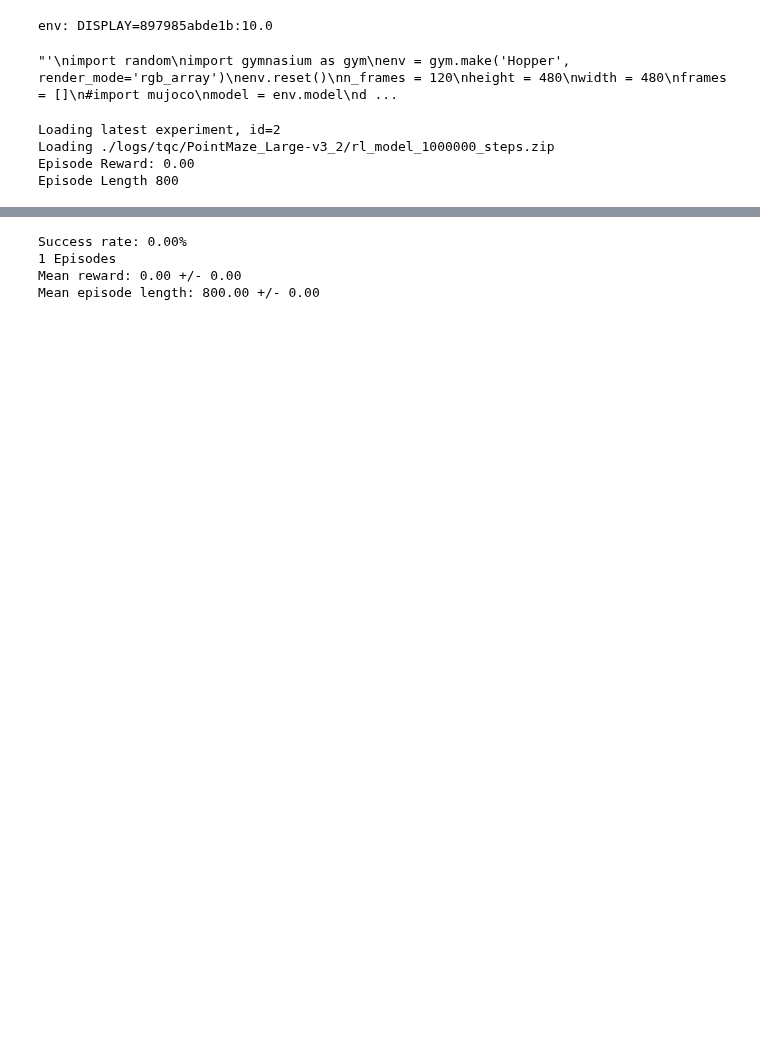
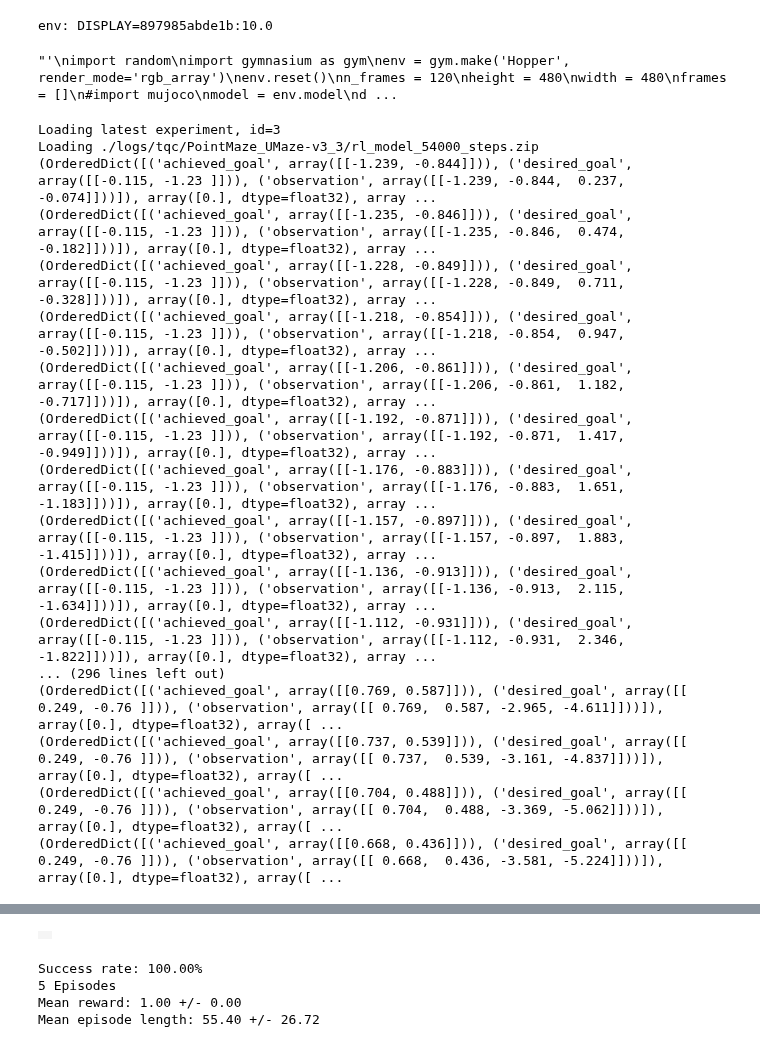
Before and after one commit to jesn1219/rl_zoo_jesnk, a Jupyter notebook: enjoy.ipynb, the cells around one changed output, grey strips where cells are left out. Drawn from its saved outputs; the diff is of its cells as text; code cells hidden in the pictures; blank space fills up the shorter version.

Commit message:
PointMaze hyperparams initialized

```diff
--- a/enjoy.ipynb
+++ b/enjoy.ipynb
@@ -171,6 +171,7 @@ def enjoy(args) -> None:  # noqa: C901
                 episode_start=episode_start,
                 deterministic=deterministic,
             )
+
             obs, reward, done, infos = env.step(action)
 
             episode_start = done
@@ -184,10 +185,11 @@ def enjoy(args) -> None:  # noqa: C901
                 # add episode number
                 frame = cv2.putText(frame, f"episode: {_}", (10, 10), cv2.FONT_HERSHEY_SIMPLEX, 0.5, (0, 255, 0), 2)
                 frame = cv2.putText(frame, f"reward: {reward[0]:.2f}", (10, 30), cv2.FONT_HERSHEY_SIMPLEX, 0.5, (0, 255, 0), 2)
-                frame = cv2.putText(frame, f"episode_reward: {episode_reward:.2f}", (10, 60), cv2.FONT_HERSHEY_SIMPLEX, 0.5, (0, 255, 0), 2)
+                frame = cv2.putText(frame, f"done: {done}", (10, 50), cv2.FONT_HERSHEY_SIMPLEX, 0.5, (0, 255, 0), 2)
+                frame = cv2.putText(frame, f"episode_reward: {episode_reward:.2f}", (10, 70), cv2.FONT_HERSHEY_SIMPLEX, 0.5, (0, 255, 0), 2)
                 frame = cv2.putText(frame, f"episode_length: {ep_len:.2f}", (10, 90), cv2.FONT_HERSHEY_SIMPLEX, 0.5, (0, 255, 0), 2)
                 if infos is not None:
-                    frame = cv2.putText(frame, f"infos: {infos[0]}", (10, 120), cv2.FONT_HERSHEY_SIMPLEX, 0.5, (0, 255, 0), 2)
+                    frame = cv2.putText(frame, f"infos: {infos[0]}", (10, 110), cv2.FONT_HERSHEY_SIMPLEX, 0.5, (0, 255, 0), 2)
                 frames.append(frame)
 
             episode_reward += reward[0]
@@ -419,17 +421,30 @@ parser.add_argument(
 #args = parser.parse_args()
 
 args = parser.parse_args(args=[])
-args.env = EnvironmentName('PointMaze_Large-v3')
+args.env = EnvironmentName('PointMaze_UMaze-v3')
 args.algo = 'tqc'
 args.load_last_checkpoint = True
 args.no_render = True
 args.render_rgb = True
 args.folder = './logs/'
-args.env_kwargs = {'render_mode': 'rgb_array'}
-
+args.env_kwargs = {'render_mode': 'rgb_array','continuing_task':False}
+args.n_timesteps = 300
 enjoy(args)
 # %% [output]
-Loading latest experiment, id=2
-Loading ./logs/tqc/PointMaze_Large-v3_2/rl_model_1000000_steps.zip
-Episode Reward: 0.00
-Episode Length 800
+Loading latest experiment, id=3
+Loading ./logs/tqc/PointMaze_UMaze-v3_3/rl_model_54000_steps.zip
+(OrderedDict([('achieved_goal', array([[-1.239, -0.844]])), ('desired_goal', array([[-0.115, -1.23 ]])), ('observation', array([[-1.239, -0.844,  0.237, -0.074]]))]), array([0.], dtype=float32), array ...
+(OrderedDict([('achieved_goal', array([[-1.235, -0.846]])), ('desired_goal', array([[-0.115, -1.23 ]])), ('observation', array([[-1.235, -0.846,  0.474, -0.182]]))]), array([0.], dtype=float32), array ...
+(OrderedDict([('achieved_goal', array([[-1.228, -0.849]])), ('desired_goal', array([[-0.115, -1.23 ]])), ('observation', array([[-1.228, -0.849,  0.711, -0.328]]))]), array([0.], dtype=float32), array ...
+(OrderedDict([('achieved_goal', array([[-1.218, -0.854]])), ('desired_goal', array([[-0.115, -1.23 ]])), ('observation', array([[-1.218, -0.854,  0.947, -0.502]]))]), array([0.], dtype=float32), array ...
+(OrderedDict([('achieved_goal', array([[-1.206, -0.861]])), ('desired_goal', array([[-0.115, -1.23 ]])), ('observation', array([[-1.206, -0.861,  1.182, -0.717]]))]), array([0.], dtype=float32), array ...
+(OrderedDict([('achieved_goal', array([[-1.192, -0.871]])), ('desired_goal', array([[-0.115, -1.23 ]])), ('observation', array([[-1.192, -0.871,  1.417, -0.949]]))]), array([0.], dtype=float32), array ...
+(OrderedDict([('achieved_goal', array([[-1.176, -0.883]])), ('desired_goal', array([[-0.115, -1.23 ]])), ('observation', array([[-1.176, -0.883,  1.651, -1.183]]))]), array([0.], dtype=float32), array ...
+(OrderedDict([('achieved_goal', array([[-1.157, -0.897]])), ('desired_goal', array([[-0.115, -1.23 ]])), ('observation', array([[-1.157, -0.897,  1.883, -1.415]]))]), array([0.], dtype=float32), array ...
+(OrderedDict([('achieved_goal', array([[-1.136, -0.913]])), ('desired_goal', array([[-0.115, -1.23 ]])), ('observation', array([[-1.136, -0.913,  2.115, -1.634]]))]), array([0.], dtype=float32), array ...
+(OrderedDict([('achieved_goal', array([[-1.112, -0.931]])), ('desired_goal', array([[-0.115, -1.23 ]])), ('observation', array([[-1.112, -0.931,  2.346, -1.822]]))]), array([0.], dtype=float32), array ...
+... (296 lines left out)
+(OrderedDict([('achieved_goal', array([[0.769, 0.587]])), ('desired_goal', array([[ 0.249, -0.76 ]])), ('observation', array([[ 0.769,  0.587, -2.965, -4.611]]))]), array([0.], dtype=float32), array([ ...
+(OrderedDict([('achieved_goal', array([[0.737, 0.539]])), ('desired_goal', array([[ 0.249, -0.76 ]])), ('observation', array([[ 0.737,  0.539, -3.161, -4.837]]))]), array([0.], dtype=float32), array([ ...
+(OrderedDict([('achieved_goal', array([[0.704, 0.488]])), ('desired_goal', array([[ 0.249, -0.76 ]])), ('observation', array([[ 0.704,  0.488, -3.369, -5.062]]))]), array([0.], dtype=float32), array([ ...
+(OrderedDict([('achieved_goal', array([[0.668, 0.436]])), ('desired_goal', array([[ 0.249, -0.76 ]])), ('observation', array([[ 0.668,  0.436, -3.581, -5.224]]))]), array([0.], dtype=float32), array([ ...
@@ -437,4 +451,5 @@ Episode Length 800
+|  |
-Success rate: 0.00%
-1 Episodes
-Mean reward: 0.00 +/- 0.00
-Mean episode length: 800.00 +/- 0.00
+Success rate: 100.00%
+5 Episodes
+Mean reward: 1.00 +/- 0.00
+Mean episode length: 55.40 +/- 26.72
```
Also changed, not shown: parts of 2 cells of this notebook, 3 other files.
